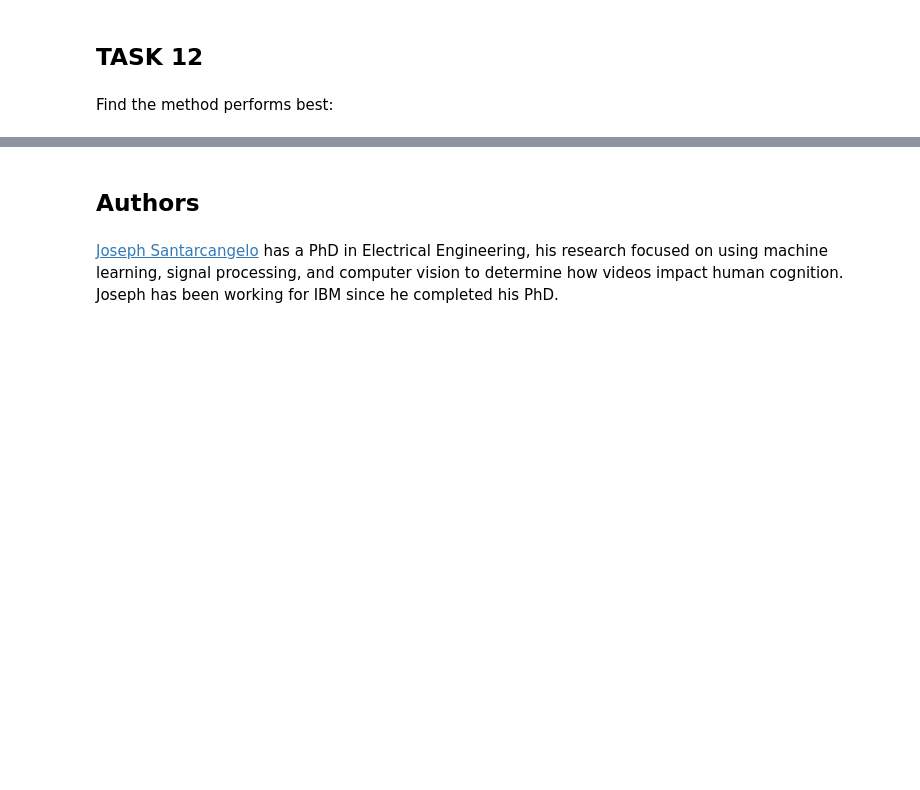
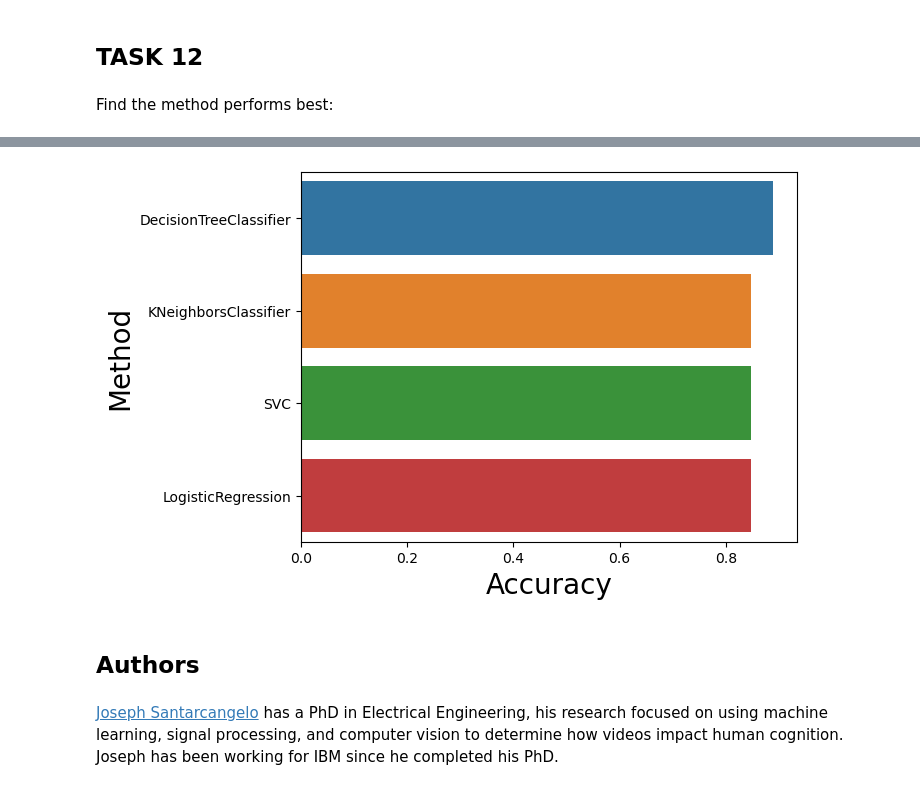
Before and after one commit to WinPhyton/CapstoneProject, a Jupyter notebook: W4-1_SpaceX_Machine Learning Prediction_Part_5.ipynb, the cells around one changed output, grey strips where cells are left out. Drawn from its saved outputs; the diff is of its cells as text; code cells hidden in the pictures; blank space fills up the shorter version.

Commit message:
Add files via upload
added last bar chart

```diff
--- a/W4-1_SpaceX_Machine Learning Prediction_Part_5.ipynb
+++ b/W4-1_SpaceX_Machine Learning Prediction_Part_5.ipynb
@@ -326,0 +329,5 @@ DecisionTreeClassifier
+# %%
+methods_df = pd.DataFrame({'Method': list(methods.keys()),'Accuracy':list(methods.values())})
+
+methods_df.sort_values(by=['Accuracy'], inplace=True, ascending=False)
+methods_df.head()
@@ -327,3 +340,10 @@ DecisionTreeClassifier
+# %%
+sns.barplot(y="Method", x="Accuracy", data=methods_df)
+plt.xlabel("Accuracy",fontsize=20)
+plt.ylabel("Method",fontsize=20)
+plt.show()
+# %% [output]
+[figure, added]
 # %% [markdown]
 ## Authors
 # %% [markdown]
```
Also changed, not shown: parts of 3 cells of this notebook.
